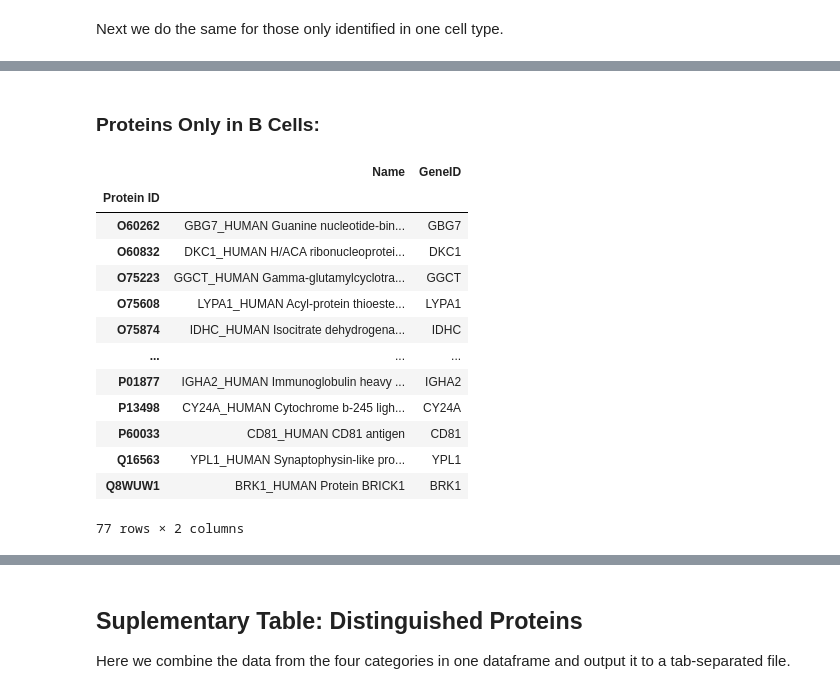
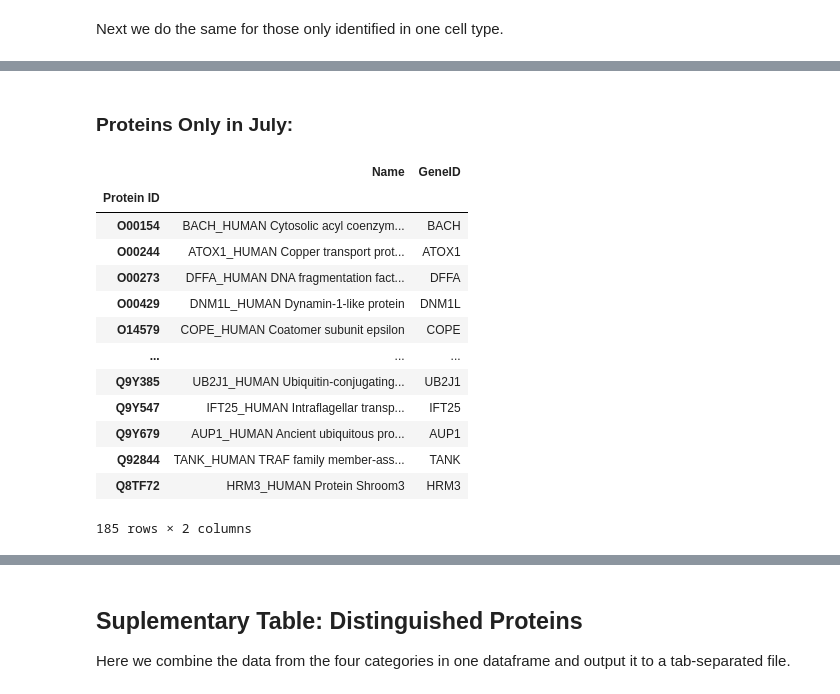
Before and after one commit to PayneLab/TwoMonthLymphocyte, a Jupyter notebook: Make_Figure_1D.ipynb, the cells around one changed output, grey strips where cells are left out. Saved outputs shown, nothing was run; the diff lists cells and outputs as text; code cells hidden in the pictures.

```diff
--- a/Make_Figure_1D.ipynb
+++ b/Make_Figure_1D.ipynb
@@ -18,6 +21,7 @@ First, we import our data package. This brings the functions defined there into
 Calling <code>head</code> shows the first several lines of the dataframe, which provides an idea of the type of data present and the structure of the dataframe.
 # %%
 prot = longitudinalCLL.get_proteomic()
-prot.load_dataset(version='July_noMBR_FP', subjects = [1])
+prot.load_dataset(version='July_noMBR_FP', subjects = [2])
+
 prot.data_raw.head()
 # %% [output]
@@ -35 +41,3 @@ cell_types=['Subject1_B_cells_062920', 'Subject1_T_cells_062920']
+# %%
+cell_types=['B_cells_072920', 'B_cells_062920']
 # %% [markdown]
@@ -209,7 +215,7 @@ The next step is to identify those proteins by name. Here we get the protein nam
 
 *Note that this function doesn't really have a place in the new set up yet.*
 # %%
-def load_fasta(file="longitudinalCLL/data/uniprot-filtered-proteome_3AUP000005640_reviewed_human.fasta"):
+def load_fasta(file="data/uniprot-filtered-proteome_3AUP000005640_reviewed_human.fasta"):
 
     #file is formated:
     #>sp|Q96IY4|CBPB2_HUMAN Carboxypeptidase B2 OS=Homo sapiens OX=9606 GN=CPB2 PE=1 SV=2
@@ -260,6 +266,6 @@ Next we do the same for those only identified in one cell type.
 data_in_one_type['Name'] = protein_names_by_group
 data_in_one_type['GeneID']=data_in_one_type.Name.apply(lambda n: str(n).split('_HUMAN')[0])
 
-B_cell_only_geneset = data_in_one_type[(data_in_one_type.Type==cell_types[0])]
-T_cell_only_geneset= data_in_one_type[(data_in_one_type.Type==cell_types[1])]
+group1_only_geneset = data_in_one_type[(data_in_one_type.Type==cell_types[0])]
+group2_only_geneset= data_in_one_type[(data_in_one_type.Type==cell_types[1])]
 # %% [markdown]
@@ -288,19 +293,19 @@ higher_in_B_cells
 # %% [markdown]
-### Proteins Only in B Cells:
+### Proteins Only in July:
 # %%
-B_cell_only_geneset[['Name', 'GeneID']]
+group1_only_geneset[['Name', 'GeneID']]
 # %% [output]
 |  | Name | GeneID |
 | Protein ID |  |  |
-| O60262 | GBG7_HUMAN Guanine nucleotide-bin... | GBG7 |
-| O60832 | DKC1_HUMAN H/ACA ribonucleoprotei... | DKC1 |
-| O75223 | GGCT_HUMAN Gamma-glutamylcyclotra... | GGCT |
-| O75608 | LYPA1_HUMAN Acyl-protein thioeste... | LYPA1 |
-| O75874 | IDHC_HUMAN Isocitrate dehydrogena... | IDHC |
+| O00154 | BACH_HUMAN Cytosolic acyl coenzym... | BACH |
+| O00244 | ATOX1_HUMAN Copper transport prot... | ATOX1 |
+| O00273 | DFFA_HUMAN DNA fragmentation fact... | DFFA |
+| O00429 | DNM1L_HUMAN Dynamin-1-like protein | DNM1L |
+| O14579 | COPE_HUMAN Coatomer subunit epsilon | COPE |
 | ... | ... | ... |
-| P01877 | IGHA2_HUMAN Immunoglobulin heavy ... | IGHA2 |
-| P13498 | CY24A_HUMAN Cytochrome b-245 ligh... | CY24A |
-| P60033 | CD81_HUMAN CD81 antigen | CD81 |
-| Q16563 | YPL1_HUMAN Synaptophysin-like pro... | YPL1 |
-| Q8WUW1 | BRK1_HUMAN Protein BRICK1 | BRK1 |
+| Q9Y385 | UB2J1_HUMAN Ubiquitin-conjugating... | UB2J1 |
+| Q9Y547 | IFT25_HUMAN Intraflagellar transp... | IFT25 |
+| Q9Y679 | AUP1_HUMAN Ancient ubiquitous pro... | AUP1 |
+| Q92844 | TANK_HUMAN TRAF family member-ass... | TANK |
+| Q8TF72 | HRM3_HUMAN Protein Shroom3 | HRM3 |
-77 rows × 2 columns
+185 rows × 2 columns
```
Also changed, not shown: parts of 60 cells of this notebook, 10 other files.
